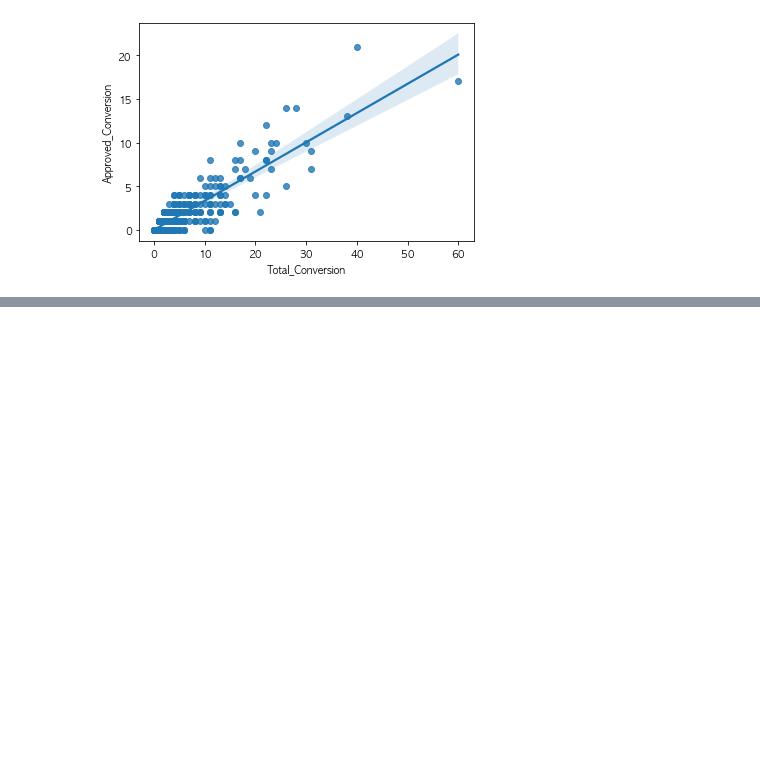
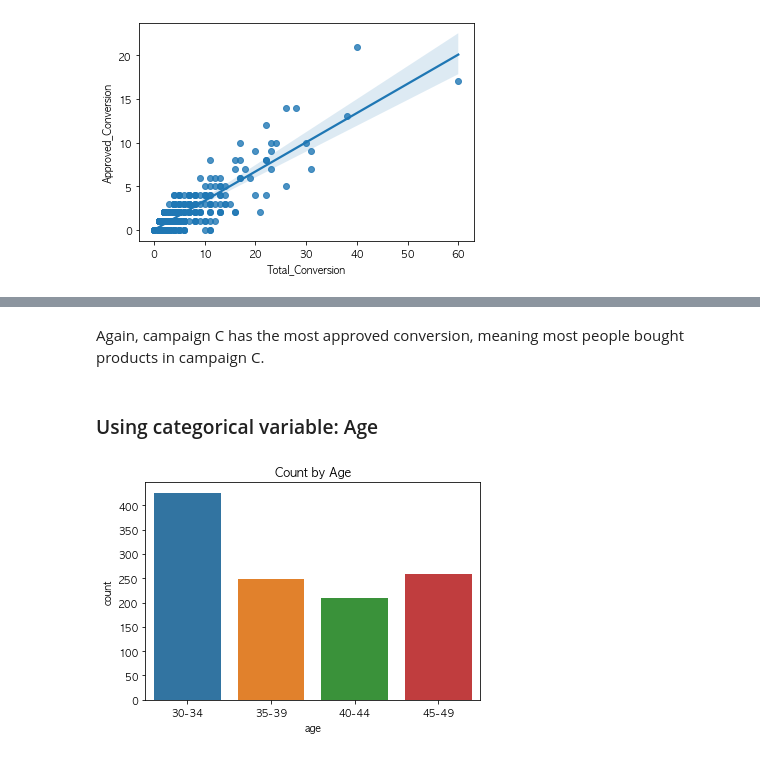
Before and after one commit to mjmax75/FB_Ad_Campaigns_Analysis, a Jupyter notebook: fb_ad_campaigns_analysis.ipynb, the cells around one changed output, grey strips where cells are left out. Saved outputs shown, nothing was run; the diff lists cells and outputs as text; code cells hidden in the pictures; blank space fills up the shorter version.

```diff
--- a/fb_ad_campaigns_analysis.ipynb
+++ b/fb_ad_campaigns_analysis.ipynb
@@ -125,0 +169,10 @@ sns.regplot(data=df, x="Total_Conversion", y="Approved_Conversion");
+# %% [markdown]
+Again, campaign C has the most approved conversion, meaning most people bought products in campaign C.
+# %% [markdown]
+### Using categorical variable: Age
+# %%
+sns.countplot(x ='age', data = df)
+plt.title('Count by Age')
+plt.show()
+# %% [output]
+[figure, added]
```
Also changed, not shown: parts of 49 cells of this notebook.
